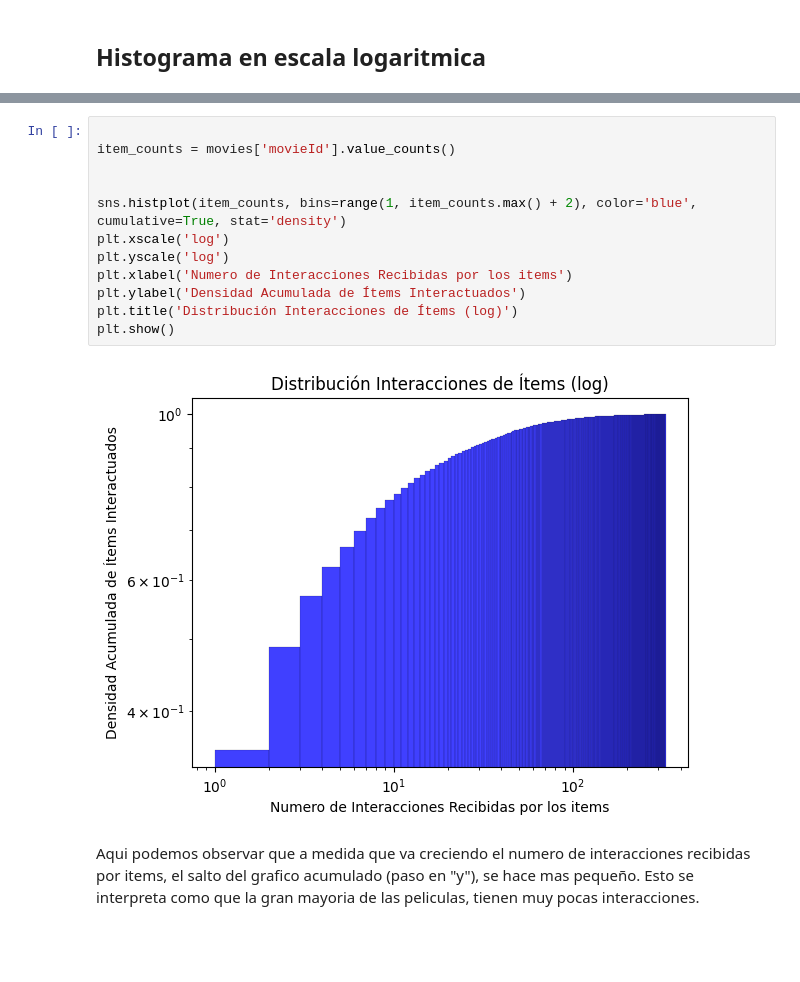
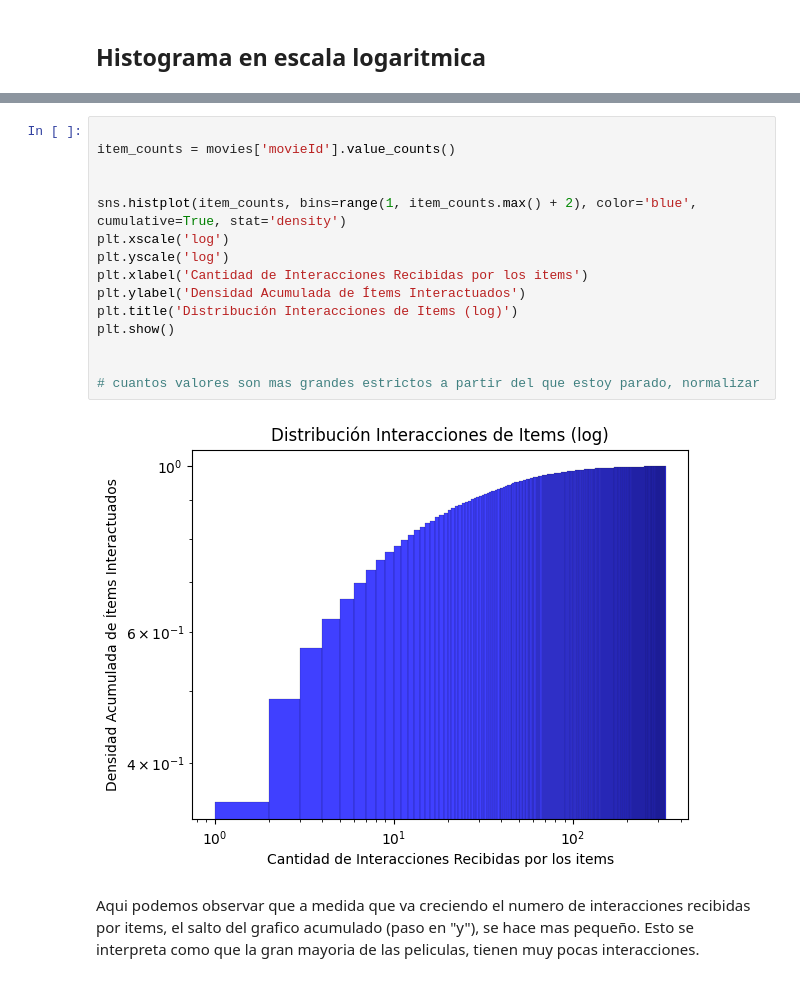
Before and after one commit to Csuarezgurruchaga/TESIS-HYBRID-RECOMMENDER-SYSTEM, a Jupyter notebook: source/prepro.ipynb, the cells around one changed output, grey strips where cells are left out. Cells and saved outputs as stored; diff of their text form; blank space fills up the shorter version.

```diff
--- a/source/prepro.ipynb
+++ b/source/prepro.ipynb
@@ -94,17 +117,20 @@ user_item_matrix_overlap.sample(2)
 # %%
 
 item_counts = movies['movieId'].value_counts()
 
 
 sns.histplot(item_counts, bins=range(1, item_counts.max() + 2), color='blue', cumulative=True, stat='density')
 plt.xscale('log')
 plt.yscale('log')
-plt.xlabel('Numero de Interacciones Recibidas por los items')
+plt.xlabel('Cantidad de Interacciones Recibidas por los items')
 plt.ylabel('Densidad Acumulada de Ítems Interactuados')
-plt.title('Distribución Interacciones de Ítems (log)')
+plt.title('Distribución Interacciones de Items (log)')
 plt.show()
+
+
+# cuantos valores son mas grandes estrictos a partir del que estoy parado, normalizar
 # %% [output]
-[figure, old version]
+[figure, new version]
 # %% [markdown]
 Aqui podemos observar que a medida que va creciendo el numero de interacciones recibidas por items, el salto del grafico acumulado (paso en "y"), se hace mas pequeño. Esto se interpreta como que la gran mayoria de las peliculas, tienen muy pocas interacciones.
 # %%
```
Also changed, not shown: parts of 27 cells of this notebook.
